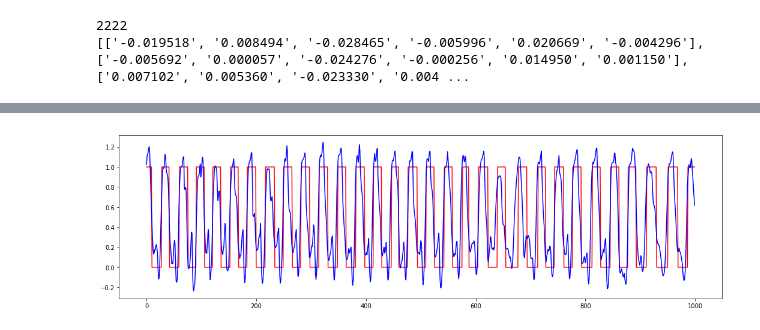
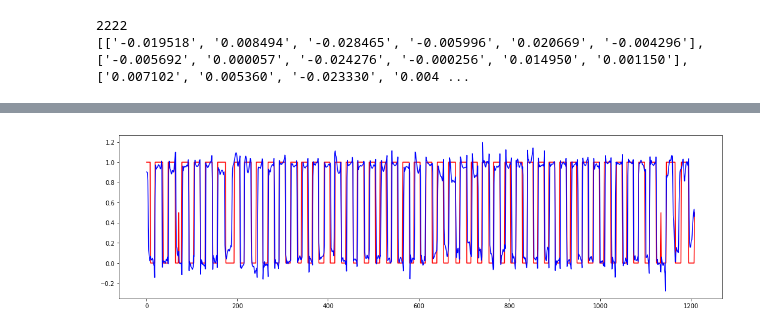
Before and after one commit to czyi/StepCounting, a Jupyter notebook: lstm_error_metric.ipynb, the cells around one changed output, grey strips where cells are left out. Drawn from its saved outputs; the diff is of its cells as text; code cells hidden in the pictures.

```diff
--- a/lstm_error_metric.ipynb
+++ b/lstm_error_metric.ipynb
@@ -254,0 +162,19 @@ plt.show()
+# %%
+print(len(data_x_1), len(data_y_1))
+
+data_x1_seq, data_y1_seq = [], []
+for i in range(len(data_x_1)-timesteps):
+    flag=1
+    for iy in data_y_1[i:i+timesteps]:
+#         print(iy)
+        if(iy[0]==0.5):
+#             print(0.5)
+            flag=0
+            break
+    if(flag==1):
+        x=data_x_1[i:i+timesteps]
+        y=data_y_1[i+timesteps]
+        data_x1_seq.append(x)
+        data_y1_seq.append(y)
+
+print(len(data_x1_seq), len(data_y1_seq))
@@ -254,0 +184,5 @@ plt.show()
+# %%
+test_x = data_x1_seq
+test_y = data_y1_seq
+
+print(len(test_x))
@@ -319,16 +253,18 @@ def cal_accuarcy(y, _y):
     for i in range(0, len(y)):
         if(y[i][0] == round(_y[i][0])):
             count += 1;
-    return count/len(y)
+    return count*1.0/len(y)
 #     print("train accuarcy : ", count/len(y))
 # %%
+training_steps = 1001
+
 config = tf.ConfigProto(allow_soft_placement=True)
 # config.gpu_options.allocator_type = 'BFC'
 # config.gpu_options.per_process_gpu_memory_fraction = 0.40
 with tf.Session(graph=graph, config=config) as session:
-#     saver.restore(session, tf.train.latest_checkpoint('lstm_check'))
+    saver.restore(session, tf.train.latest_checkpoint('lstm_check'))
 #     saver.restore(session, "lstm_check/my-model-gpu-batch-test-add-data.ckpt-10000")
-    tf.global_variables_initializer().run()
+#     tf.global_variables_initializer().run()
     print('Initialized')
     for step in range(training_steps):
         feed_dict = {X: train_x[batch_start:batch_start+batch_size], Y: train_y[batch_start:batch_start+batch_size]}
@@ -337,8 +273,8 @@ with tf.Session(graph=graph, config=config) as session:
             train_accuarcy = cal_accuarcy(train_y[batch_start:batch_start+batch_size], predictions)
             print('Loss at step %d: %f, train accuarcy : %f' % (step, l, train_accuarcy))
             #train accuarcy
-        if (step % 2000 == 0):
-            saver.save(session, 'lstm_check/my-model-gpu-error-metric.ckpt', global_step=step)
+        if (step % 500 == 0):
+            saver.save(session, 'lstm_check/my-model-gpu-error-metric.ckpt', global_step=step+1500)
         batch_start += batch_size
         if(batch_start>=train_length):
             batch_start -=train_length
@@ -365,9 +292,7 @@ Loss at step 6000: 0.085577, train accuarcy : 0.882812
 # %%
 plt.figure(figsize=(18, 5))
-start = 13000
-end =14000
-plt.plot([i[0] for i in test_y[start:end]], 'r')
-plt.plot([i[0] for i in test_logits[start:end]], 'b')
+plt.plot([i[0] for i in test_y], 'r')
+plt.plot([i[0] for i in test_logits], 'b')
 plt.show()
 # %% [output]
-[figure, old version]
+[figure, new version]
```
Also changed, not shown: parts of 29 cells of this notebook, 18 other files.
